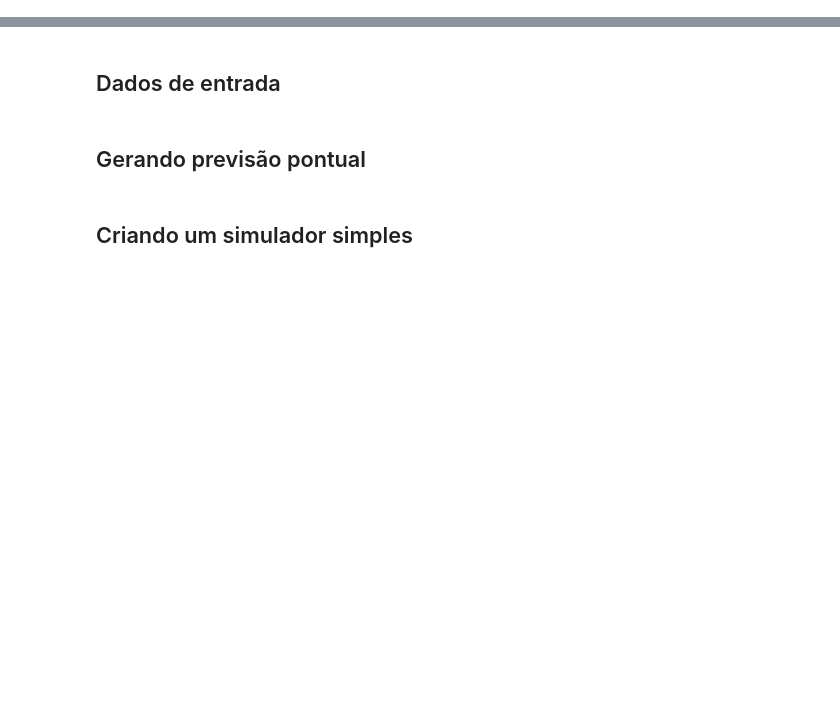
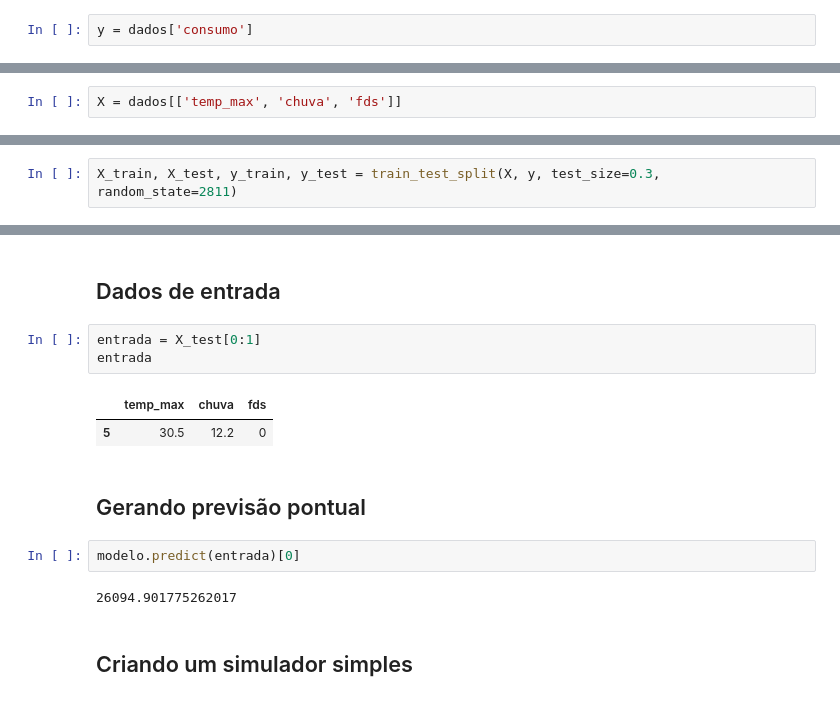
Before and after one commit to wiliands/estatistica_python, a Jupyter notebook: 06 - Regressao_Linear/Regressao_Linear.ipynb, the cells around one changed output, grey strips where cells are left out. Cells and saved outputs as stored; diff of their text form; blank space fills up the shorter version.

Commit message:
Aula desenvolvimento modelo de predição

```diff
--- a/06 - Regressao_Linear/Regressao_Linear.ipynb
+++ b/06 - Regressao_Linear/Regressao_Linear.ipynb
@@ -296,8 +326,14 @@ https://scikit-learn.org/stable/modules/generated/sklearn.model_selection.train_
 # %% [markdown]
 ## Criando uma Series (pandas) para armazenar o Consumo de Cerveja (y)
+# %%
+y = dados['consumo']
 # %% [markdown]
 ## Criando um DataFrame (pandas) para armazenar as variáveis explicativas (X)
+# %%
+X = dados[['temp_max', 'chuva', 'fds']]
 # %% [markdown]
 ## Criando os datasets de treino e de teste
+# %%
+X_train, X_test, y_train, y_test = train_test_split(X, y, test_size=0.3, random_state=2811)
 # %% [markdown]
 ## Verificando os tamanhos dos arquivos gerados pela função *train_test_split*
@@ -338,7 +409,17 @@ https://scikit-learn.org/stable/modules/generated/sklearn.metrics.r2_score.html#
 <hr style='border: 2px solid red;'>
 # %% [markdown]
 ## Dados de entrada
+# %%
+entrada = X_test[0:1]
+entrada
+# %% [output]
+|  | temp_max | chuva | fds |
+| 5 | 30.5 | 12.2 | 0 |
 # %% [markdown]
 ## Gerando previsão pontual
+# %%
+modelo.predict(entrada)[0]
+# %% [output]
+26094.901775262017
 # %% [markdown]
 ## Criando um simulador simples
```
Also changed, not shown: parts of 17 cells of this notebook.
